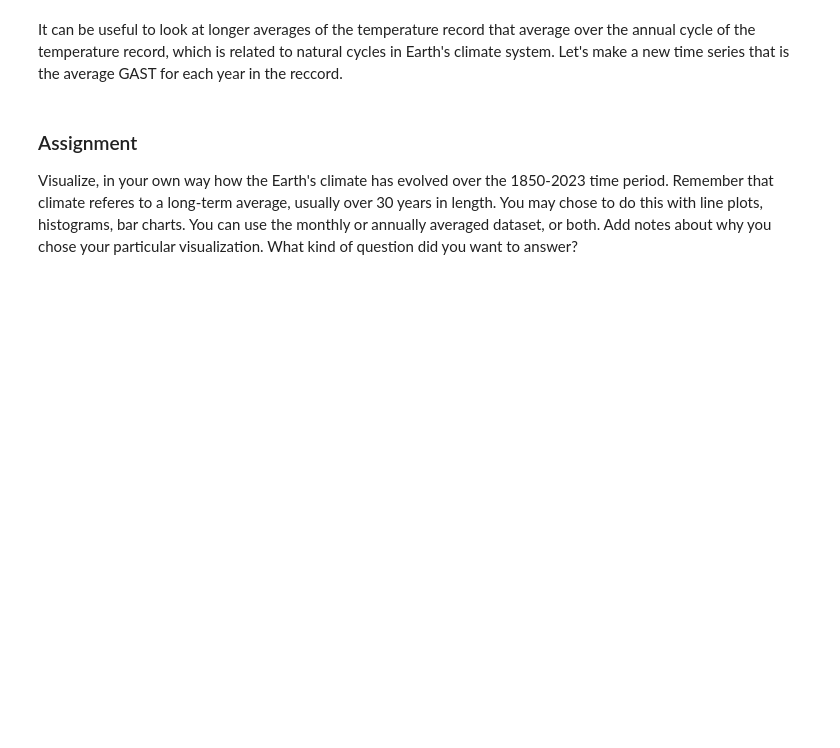
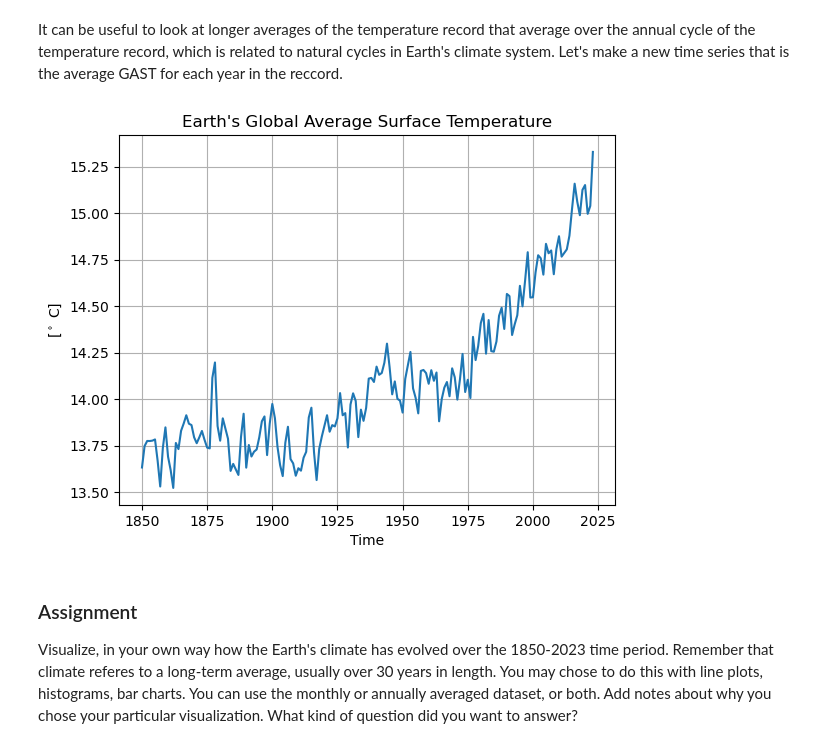
Before and after one commit to borncipher90/CFR-2024, a Jupyter notebook: module_climate/00_intro_to_climate.ipynb, the cells around one changed output. Saved outputs shown, nothing was run; the diff lists cells and outputs as text; code cells hidden in the pictures; blank space fills up the shorter version.

```diff
--- a/module_climate/00_intro_to_climate.ipynb
+++ b/module_climate/00_intro_to_climate.ipynb
@@ -102,5 +110,15 @@ Let's make the plot again but overlay a rolling average of the monthly data so w
 # %% [markdown]
 It can be useful to look at longer averages of the temperature record that average over the annual cycle of the temperature record, which is related to natural cycles in Earth's climate system. Let's make a new time series that is the average GAST for each year in the reccord.
+# %%
+annual_average = df.groupby(df.index.year).mean()
+# %%
+annual_average['Monthly Average'].plot()
+plt.ylabel(r'[$^\circ$ C]')
+plt.title('Earth\'s Global Average Surface Temperature')
+plt.grid()
+plt.show()
+# %% [output]
+[figure, added]
 # %% [markdown]
 ### Assignment
 
```
Also changed, not shown: parts of 3 cells of this notebook.
